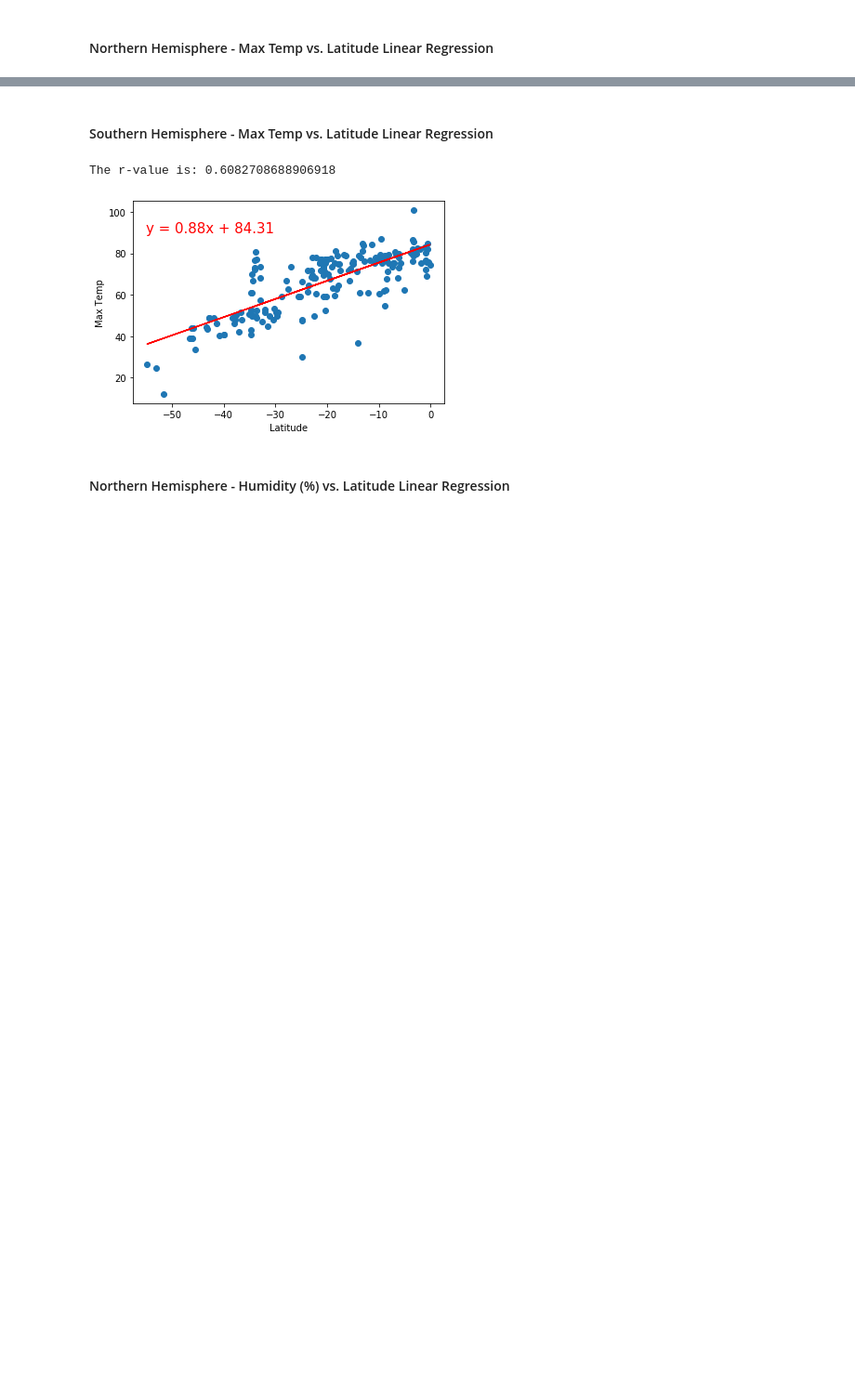
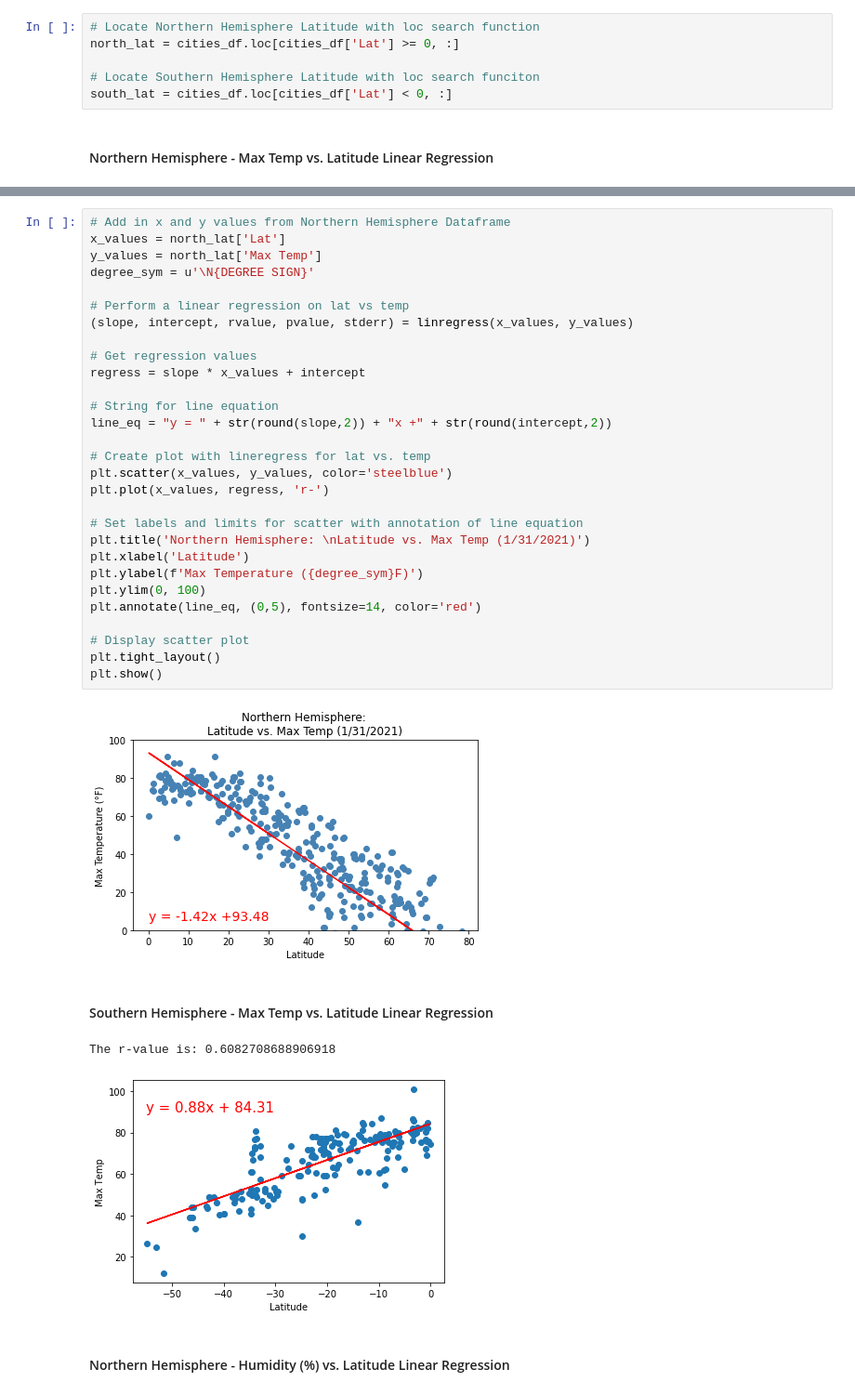
Before and after one commit to alexmartinez1745/Python-Api-Challenge, a Jupyter notebook: WeatherPy/WeatherPy.ipynb, the cells around one changed output, grey strips where cells are left out. Shown at 93% size. Cells and saved outputs as stored; diff of their text form; blank space fills up the shorter version.

Commit message:
lineregress first plot

```diff
--- a/WeatherPy/WeatherPy.ipynb
+++ b/WeatherPy/WeatherPy.ipynb
@@ -285,5 +286,11 @@ plt.show()
 The code above is displaying a graph of the relationship between latitude and wind speeds (mph) in the randomly selected cities. '0' latitude (along the x-axis) depicts the equator line.
 # %% [markdown]
 ## Linear Regression
+# %%
+# Locate Northern Hemisphere Latitude with loc search function
+north_lat = cities_df.loc[cities_df['Lat'] >= 0, :]
+
+# Locate Southern Hemisphere Latitude with loc search funciton
+south_lat = cities_df.loc[cities_df['Lat'] < 0, :]
 # %% [markdown]
 ####  Northern Hemisphere - Max Temp vs. Latitude Linear Regression
@@ -294,3 +297,34 @@ The r-value is: 0.46937863826630627
+# %%
+# Add in x and y values from Northern Hemisphere Dataframe
+x_values = north_lat['Lat']
+y_values = north_lat['Max Temp']
+degree_sym = u'\N{DEGREE SIGN}'
+
+# Perform a linear regression on lat vs temp
+(slope, intercept, rvalue, pvalue, stderr) = linregress(x_values, y_values)
+
+# Get regression values
+regress = slope * x_values + intercept
+
+# String for line equation
+line_eq = "y = " + str(round(slope,2)) + "x +" + str(round(intercept,2))
+
+# Create plot with lineregress for lat vs. temp
+plt.scatter(x_values, y_values, color='steelblue')
+plt.plot(x_values, regress, 'r-')
+
+# Set labels and limits for scatter with annotation of line equation
+plt.title('Northern Hemisphere: \nLatitude vs. Max Temp (1/31/2021)')
+plt.xlabel('Latitude')
+plt.ylabel(f'Max Temperature ({degree_sym}F)')
+plt.ylim(0, 100)
+plt.annotate(line_eq, (0,5), fontsize=14, color='red')
+
+# Display scatter plot
+plt.tight_layout()
+plt.show()
+# %% [output]
+[figure, added]
 # %% [markdown]
 ####  Southern Hemisphere - Max Temp vs. Latitude Linear Regression
 # %%
```
Also changed, not shown: parts of 2 cells of this notebook.
